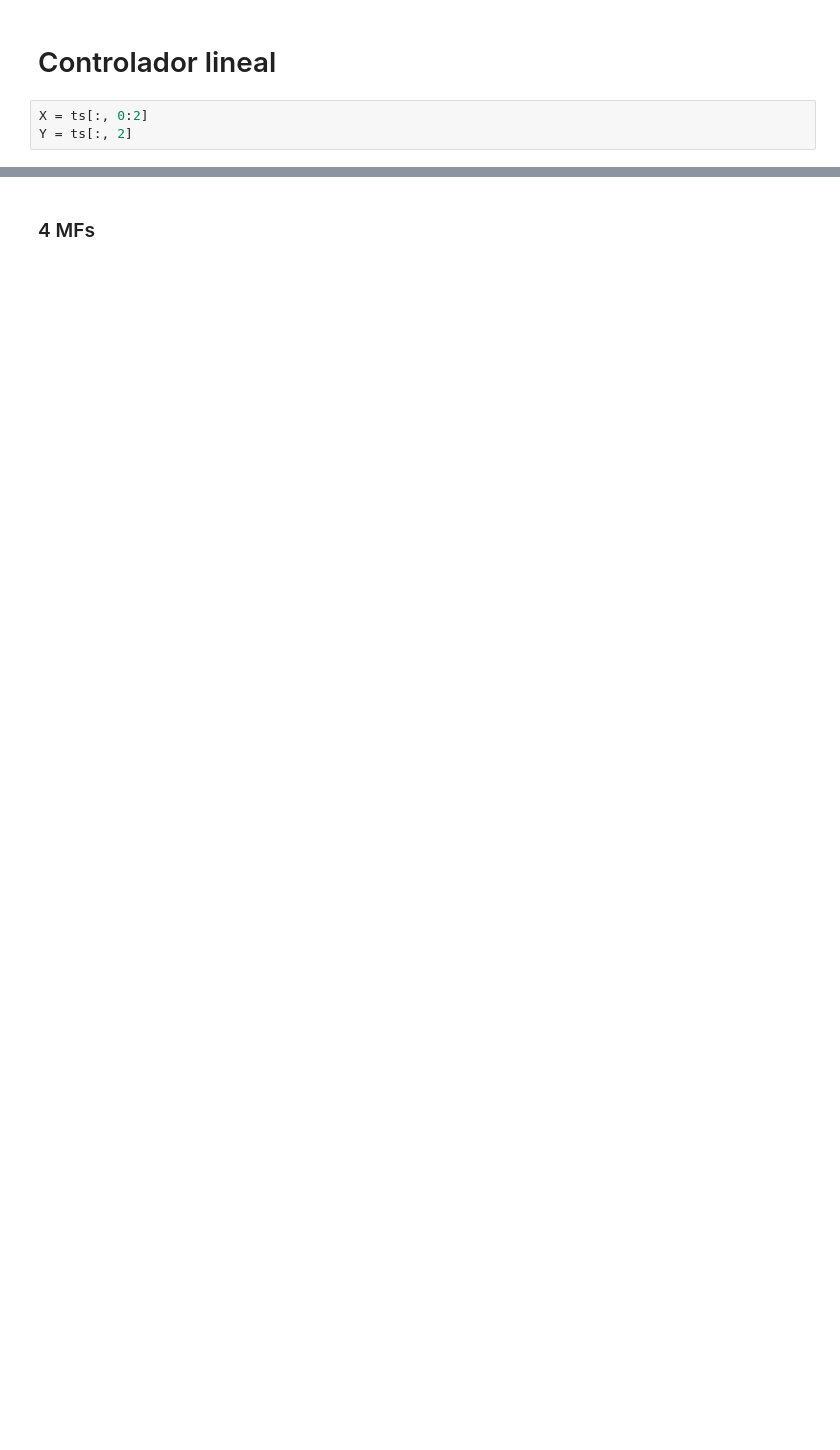
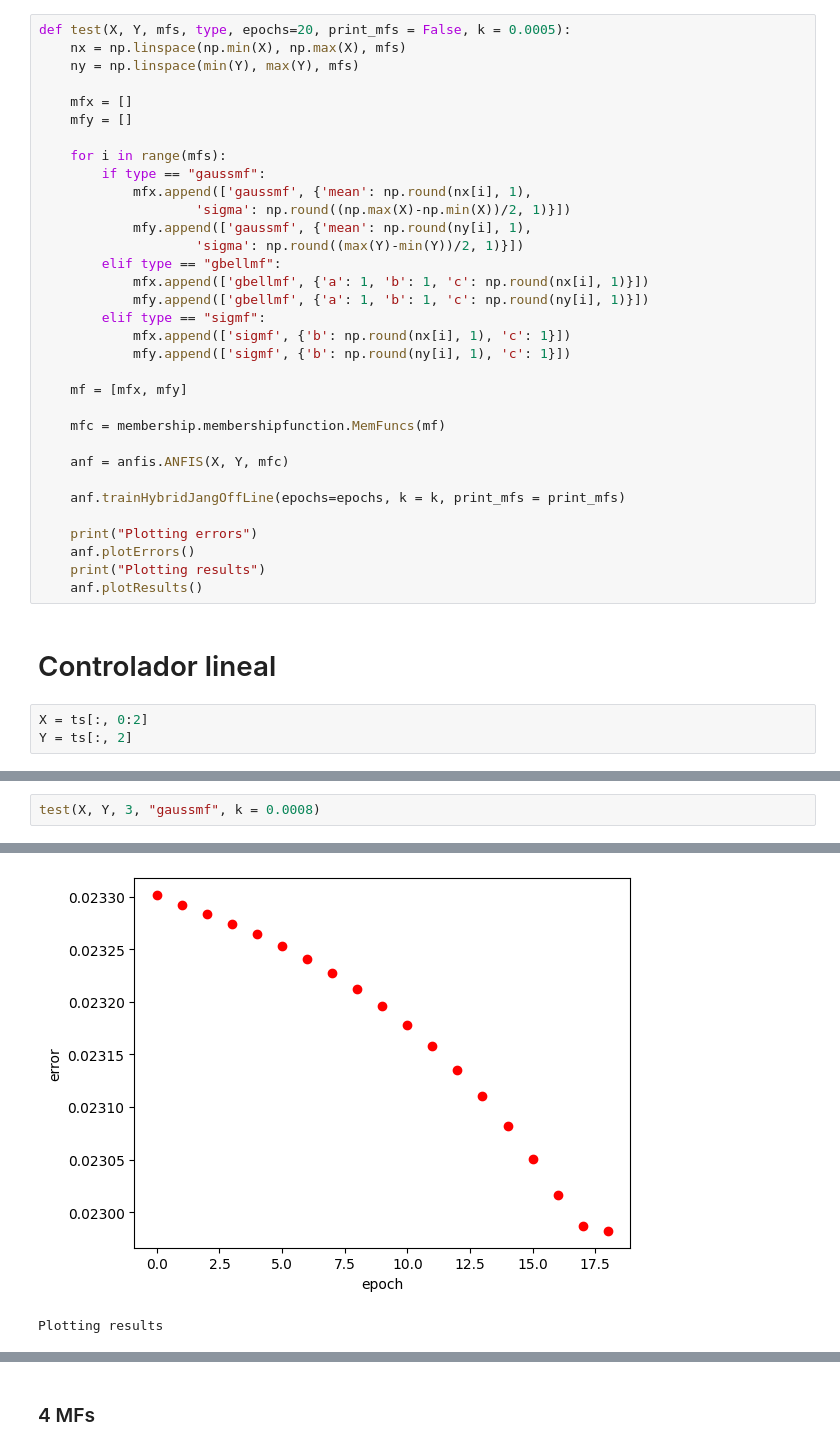
Before and after one commit to Esteb37/fuzzy-control, a Jupyter notebook: anfis/anfis/ANFIS.ipynb, the cells around one changed output, grey strips where cells are left out. Cells and saved outputs as stored; diff of their text form; blank space fills up the shorter version.

Commit message:
Trained linear model

```diff
--- a/anfis/anfis/ANFIS.ipynb
+++ b/anfis/anfis/ANFIS.ipynb
@@ -40,3 +42,36 @@ plt.show()
+# %%
+def test(X, Y, mfs, type, epochs=20, print_mfs = False, k = 0.0005):
+	nx = np.linspace(np.min(X), np.max(X), mfs)
+	ny = np.linspace(min(Y), max(Y), mfs)
+
+	mfx = []
+	mfy = []
+
+	for i in range(mfs):
+		if type == "gaussmf":
+			mfx.append(['gaussmf', {'mean': np.round(nx[i], 1),
+					'sigma': np.round((np.max(X)-np.min(X))/2, 1)}])
+			mfy.append(['gaussmf', {'mean': np.round(ny[i], 1),
+					'sigma': np.round((max(Y)-min(Y))/2, 1)}])
+		elif type == "gbellmf":
+			mfx.append(['gbellmf', {'a': 1, 'b': 1, 'c': np.round(nx[i], 1)}])
+			mfy.append(['gbellmf', {'a': 1, 'b': 1, 'c': np.round(ny[i], 1)}])
+		elif type == "sigmf":
+			mfx.append(['sigmf', {'b': np.round(nx[i], 1), 'c': 1}])
+			mfy.append(['sigmf', {'b': np.round(ny[i], 1), 'c': 1}])
+
+	mf = [mfx, mfy]
+
+	mfc = membership.membershipfunction.MemFuncs(mf)
+
+	anf = anfis.ANFIS(X, Y, mfc)
+
+	anf.trainHybridJangOffLine(epochs=epochs, k = k, print_mfs = print_mfs)
+
+	print("Plotting errors")
+	anf.plotErrors()
+	print("Plotting results")
+	anf.plotResults()
 # %% [markdown]
 # Controlador lineal
 # %%
@@ -86,0 +84,3 @@ Plotting results
+# %%
+test(X, Y, 3, "gaussmf", k = 0.0008)
+# %% [output]
@@ -86,0 +104,2 @@ Plotting results
+[figure, added]
+Plotting results
```
Also changed, not shown: parts of 44 cells of this notebook, 1 other file.
